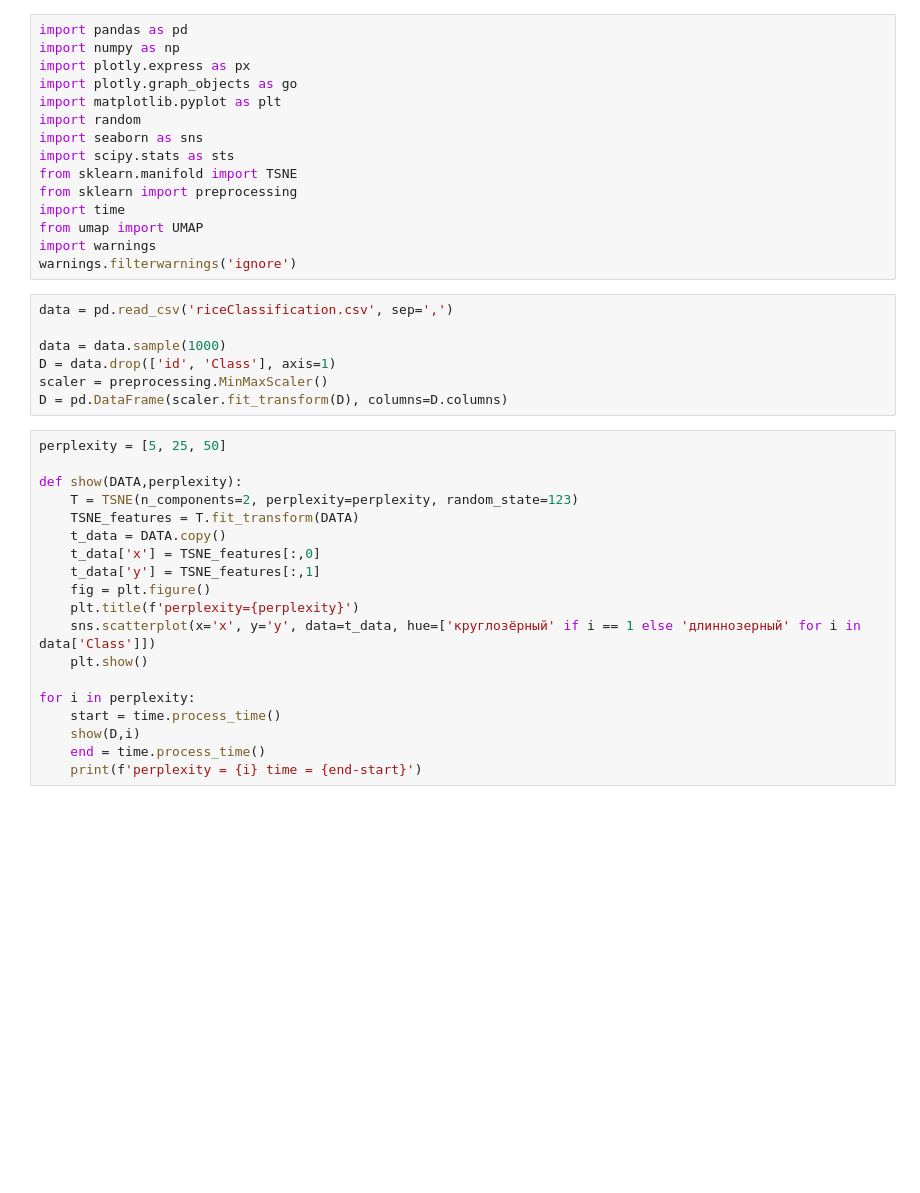
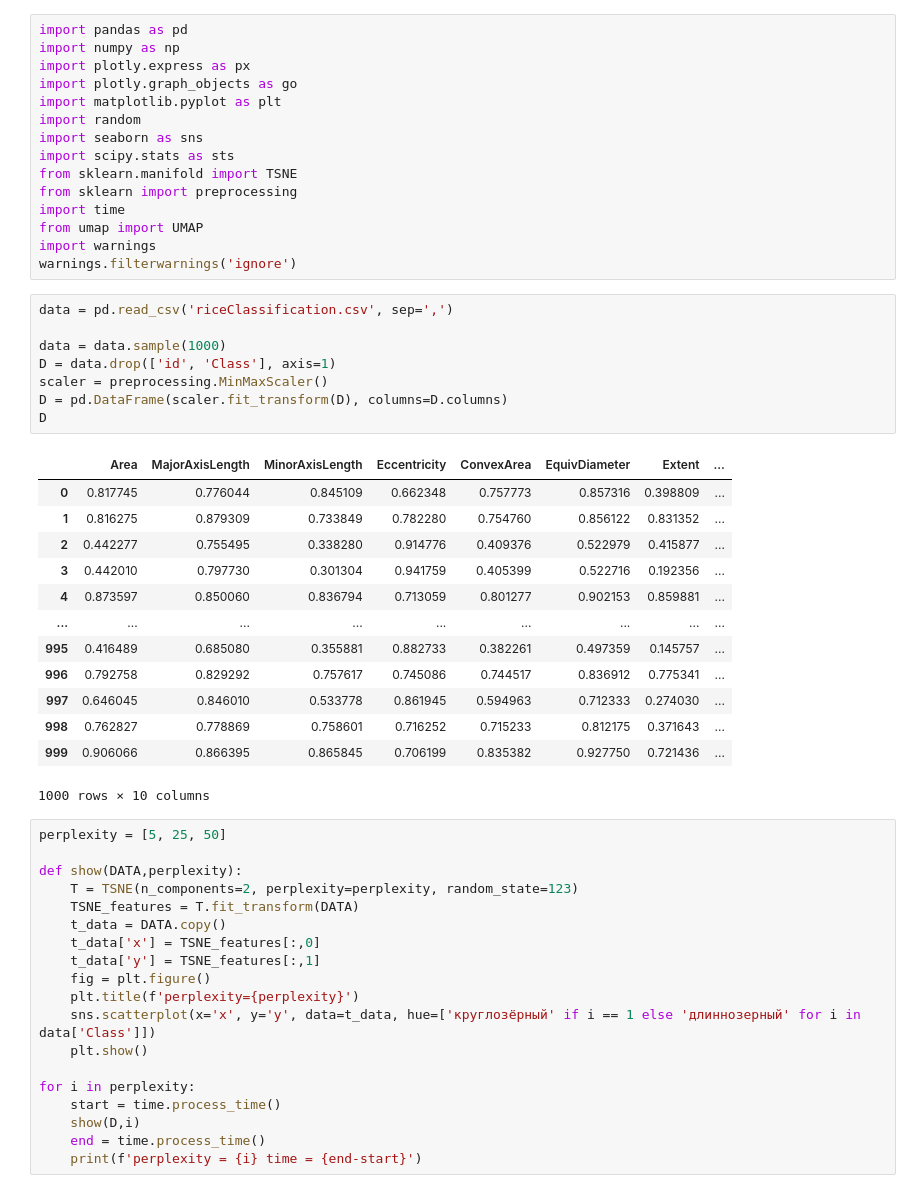
Before and after one commit to TheHarald/python-big-data, a Jupyter notebook: pr5/pr5.ipynb, the cells around one changed output. Drawn from its saved outputs; the diff is of its cells as text; blank space fills up the shorter version.

```diff
--- a/pr5/pr5.ipynb
+++ b/pr5/pr5.ipynb
@@ -21,10 +21,25 @@ warnings.filterwarnings('ignore')
 # %%
 data = pd.read_csv('riceClassification.csv', sep=',')
 
 data = data.sample(1000)
 D = data.drop(['id', 'Class'], axis=1)
 scaler = preprocessing.MinMaxScaler()
 D = pd.DataFrame(scaler.fit_transform(D), columns=D.columns)
+D
+# %% [output]
+|  | Area | MajorAxisLength | MinorAxisLength | Eccentricity | ConvexArea | EquivDiameter | Extent | ... |
+| 0 | 0.817745 | 0.776044 | 0.845109 | 0.662348 | 0.757773 | 0.857316 | 0.398809 | ... |
+| 1 | 0.816275 | 0.879309 | 0.733849 | 0.782280 | 0.754760 | 0.856122 | 0.831352 | ... |
+| 2 | 0.442277 | 0.755495 | 0.338280 | 0.914776 | 0.409376 | 0.522979 | 0.415877 | ... |
+| 3 | 0.442010 | 0.797730 | 0.301304 | 0.941759 | 0.405399 | 0.522716 | 0.192356 | ... |
+| 4 | 0.873597 | 0.850060 | 0.836794 | 0.713059 | 0.801277 | 0.902153 | 0.859881 | ... |
+| ... | ... | ... | ... | ... | ... | ... | ... | ... |
+| 995 | 0.416489 | 0.685080 | 0.355881 | 0.882733 | 0.382261 | 0.497359 | 0.145757 | ... |
+| 996 | 0.792758 | 0.829292 | 0.757617 | 0.745086 | 0.744517 | 0.836912 | 0.775341 | ... |
+| 997 | 0.646045 | 0.846010 | 0.533778 | 0.861945 | 0.594963 | 0.712333 | 0.274030 | ... |
+| 998 | 0.762827 | 0.778869 | 0.758601 | 0.716252 | 0.715233 | 0.812175 | 0.371643 | ... |
+| 999 | 0.906066 | 0.866395 | 0.865845 | 0.706199 | 0.835382 | 0.927750 | 0.721436 | ... |
+1000 rows × 10 columns
 # %%
 perplexity = [5, 25, 50]
 
```
Also changed, not shown: 3 other files.
